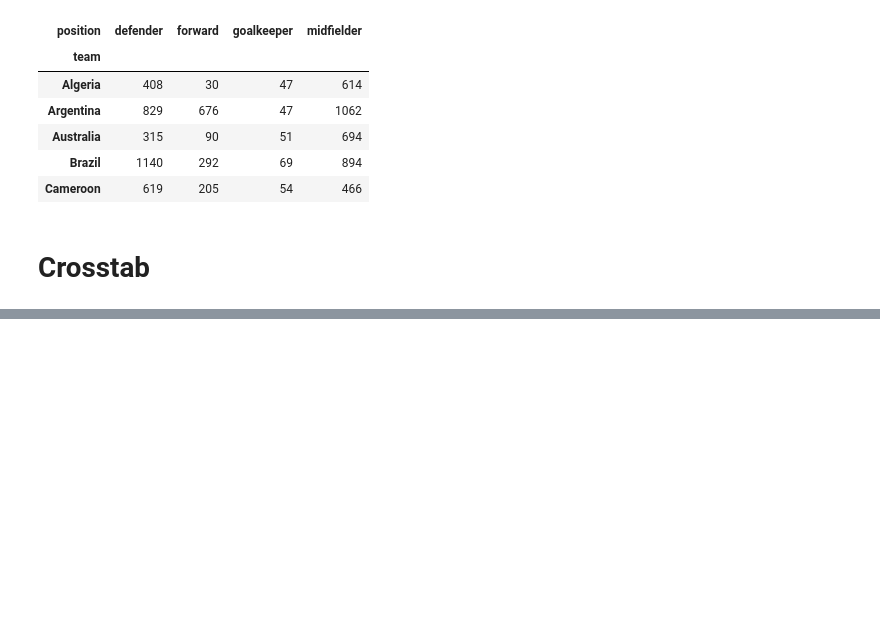
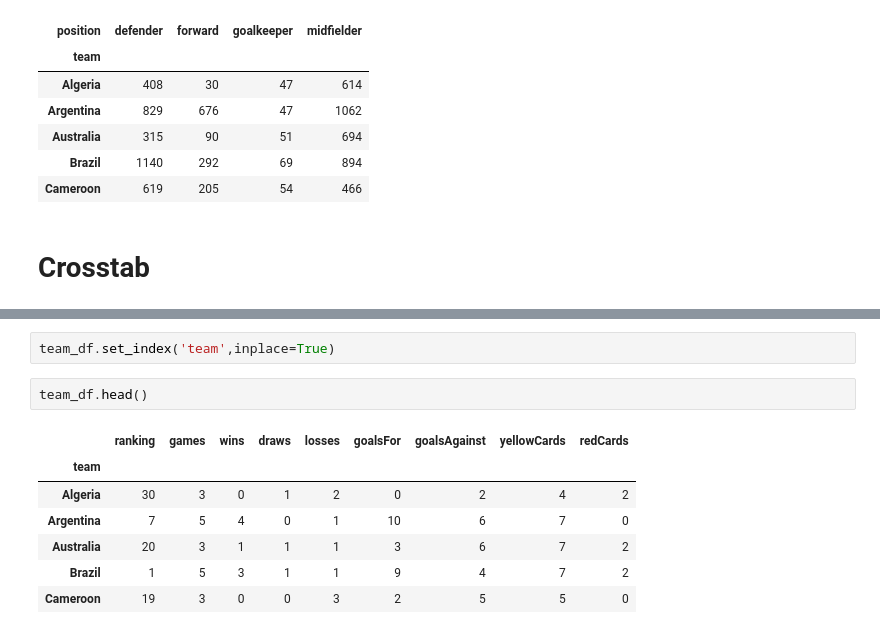
Before and after one commit to punsnx/CS-DataScience322, a Jupyter notebook: week3/reshaping.ipynb, the cells around one changed output, grey strips where cells are left out. Cells and saved outputs as stored; diff of their text form; blank space fills up the shorter version.

```diff
--- a/week3/reshaping.ipynb
+++ b/week3/reshaping.ipynb
@@ -516,0 +530,12 @@ player_df.pivot_table(index='team',columns='position',values='passes',aggfunc='s
+# %%
+team_df.set_index('team',inplace=True)
+# %%
+team_df.head()
+# %% [output]
+|  | ranking | games | wins | draws | losses | goalsFor | goalsAgainst | yellowCards | redCards |
+| team |  |  |  |  |  |  |  |  |  |
+| Algeria | 30 | 3 | 0 | 1 | 2 | 0 | 2 | 4 | 2 |
+| Argentina | 7 | 5 | 4 | 0 | 1 | 10 | 6 | 7 | 0 |
+| Australia | 20 | 3 | 1 | 1 | 1 | 3 | 6 | 7 | 2 |
+| Brazil | 1 | 5 | 3 | 1 | 1 | 9 | 4 | 7 | 2 |
+| Cameroon | 19 | 3 | 0 | 0 | 3 | 2 | 5 | 5 | 0 |
```
Also changed, not shown: parts of 11 cells of this notebook, 11 other files.
